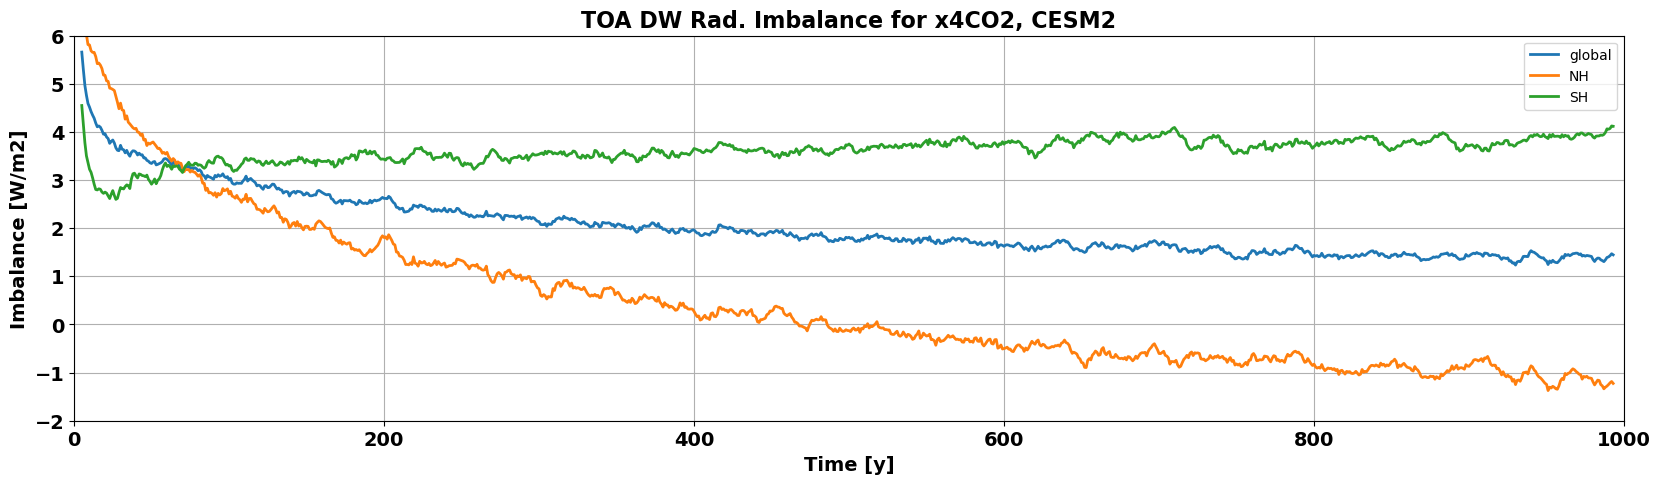
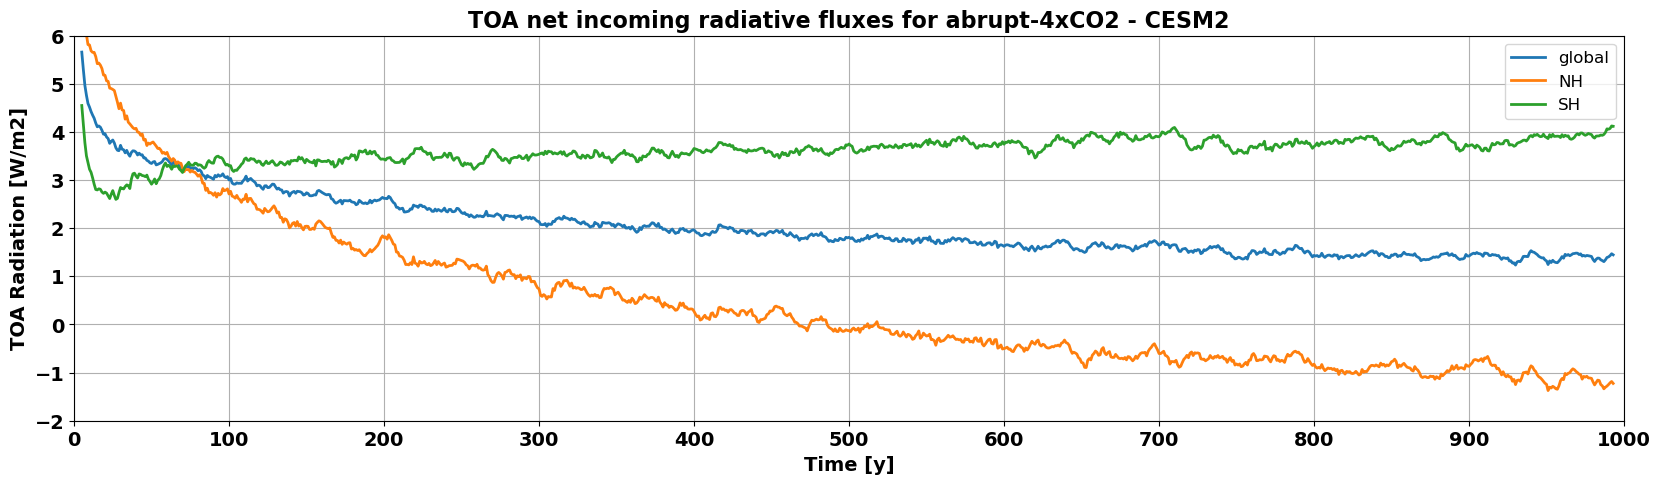
Code edit (unified diff) that turned the first committed figure into the second:
--- before
+++ after
@@ -10,10 +10,10 @@
 
 plt.xlabel('Time [y]', fontsize=14, fontweight='bold')
-plt.ylabel('Imbalance [W/m2]', fontsize=14, fontweight='bold')
-plt.title('TOA DW Rad. Imbalance for x4CO2, CESM2', fontsize=16, fontweight='bold')
+plt.ylabel('TOA Radiation [W/m2]', fontsize=14, fontweight='bold')
+plt.title('TOA net incoming radiative fluxes for abrupt-4xCO2 - CESM2', fontsize=16, fontweight='bold')
 
-plt.xticks(fontsize=14, fontweight='bold')
+plt.xticks(np.arange(0, 1001, 100), fontsize=14, fontweight='bold')
 plt.yticks(fontsize=14, fontweight='bold')
 
-plt.legend()
+plt.legend(fontsize=12, loc = 'upper right')
 plt.grid()

Commit: Add files via upload